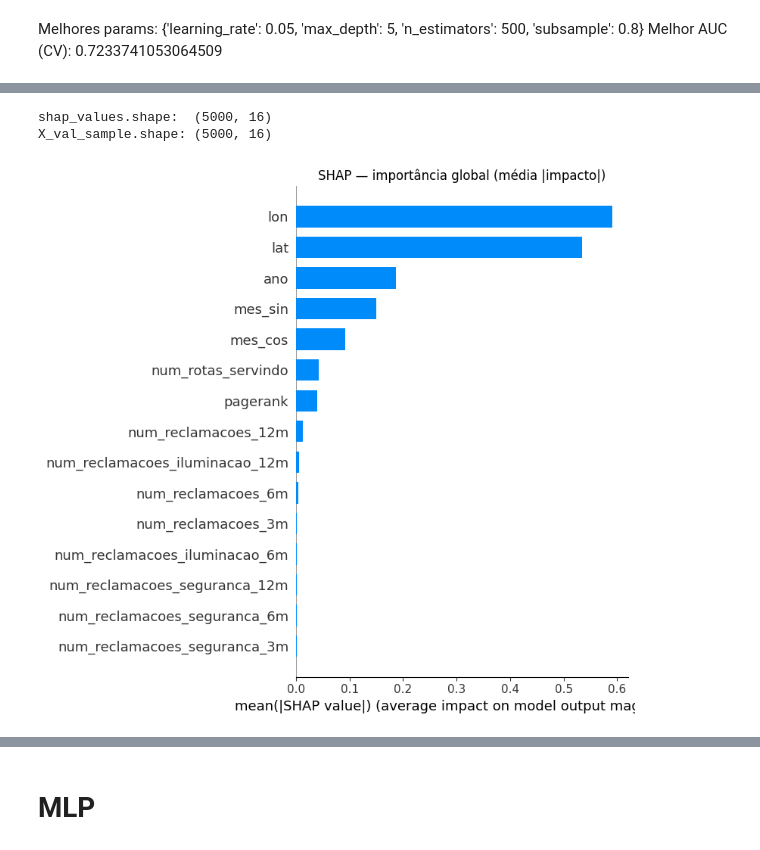
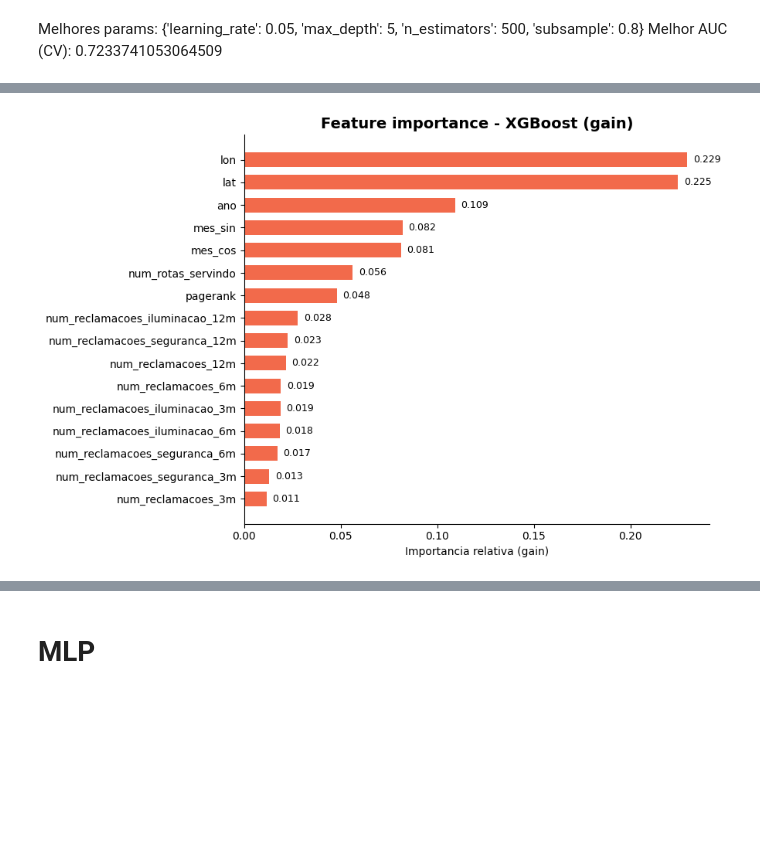
Before and after one commit to viniciusemaciel/riomobianalytics, a Jupyter notebook: modelo-treinamento.ipynb, the cells around one changed output, grey strips where cells are left out. Drawn from its saved outputs; the diff is of its cells as text; code cells hidden in the pictures; blank space fills up the shorter version.

```diff
--- a/modelo-treinamento.ipynb
+++ b/modelo-treinamento.ipynb
@@ -382,69 +382,20 @@ mean: 0.3787
 # %%
-# feature importance do XGBoost (gain nativo + SHAP)
-#
-# Pré-requisito: `pip install shap` no ambiente.
+# 1. Feature importance (gain)
 
-# --- 1. Feature importance nativa (por gain) ---
-importances = pd.DataFrame({
+imp = pd.DataFrame({
     'feature': X_train.columns,
     'importance': xgb_model.feature_importances_,
-}).sort_values('importance', ascending=False)
+}).sort_values('importance', ascending=True)
 
-fig, ax = plt.subplots(figsize=(8, 6))
-importances.plot(kind='barh', x='feature', y='importance', ax=ax, legend=False, color='#3F9E6E')
-ax.invert_yaxis()
-ax.set_title('Feature importance (gain) — XGBoost')
-ax.set_xlabel('Gain relativo')
+fig, ax = plt.subplots(figsize=(9, 6))
+bars = ax.barh(imp['feature'], imp['importance'], color='#F26A4B', height=0.65)
+ax.set_title('Feature importance - XGBoost (gain)', fontsize=14, fontweight='bold')
+ax.set_xlabel('Importancia relativa (gain)')
+for bar, val in zip(bars, imp['importance']):
+    ax.text(val + 0.003, bar.get_y() + bar.get_height()/2,
+            f'{val:.3f}', va='center', fontsize=9)
+ax.spines[['top', 'right']].set_visible(False)
 plt.tight_layout()
 plt.show()
-
-importances
+# %% [output]
+[figure, added]
-# %%
-# --- SHAP — explicabilidade por observação ---
-# Pré-requisito: `pip install shap` no ambiente.
-#
-# TreeExplainer é exato (não amostral) e rápido para modelos de árvore.
-# Roda em segundos mesmo em datasets grandes.
-
-import shap
-
-# 1. Preparar o X que o SHAP vai ver. X_val_scaled é numpy array -> vira DataFrame
-# pra manter os nomes das colunas nos gráficos.
-if not isinstance(X_val_scaled, pd.DataFrame):
-    X_val_shap = pd.DataFrame(X_val_scaled, columns=X_val.columns)
-else:
-    X_val_shap = X_val_scaled
-
-# 2. Amostragem — 5000 linhas é suficiente para visualização (77k deixaria os
-# beeswarms pesados demais para renderizar).
-SAMPLE_SIZE = 5000
-X_val_sample = (
-    X_val_shap.sample(n=SAMPLE_SIZE, random_state=42)
-    if len(X_val_shap) > SAMPLE_SIZE else X_val_shap
-)
-
-# 3. Calcular SHAP values
-explainer = shap.TreeExplainer(xgb_model)
-shap_values = explainer.shap_values(X_val_sample)
-
-print(f'shap_values.shape:  {shap_values.shape}')
-print(f'X_val_sample.shape: {X_val_sample.shape}')
-# %% [output]
-shap_values.shape:  (5000, 16)
-X_val_sample.shape: (5000, 16)
-# %%
-# SHAP #1 — Summary plot bar
-# Importância global agregada: média do |impacto SHAP| por feature.
-# É a mesma leitura do feature_importances_, mas via Shapley (mais robusto).
-
-shap.summary_plot(
-    shap_values, X_val_sample,
-    plot_type='bar',
-    max_display=15,
-    show=False,
-)
-plt.title('SHAP — importância global (média |impacto|)')
-plt.tight_layout()
-plt.show()
-# %% [output]
-[figure, removed]
```
Also changed, not shown: parts of 10 cells of this notebook, 21 other files.
